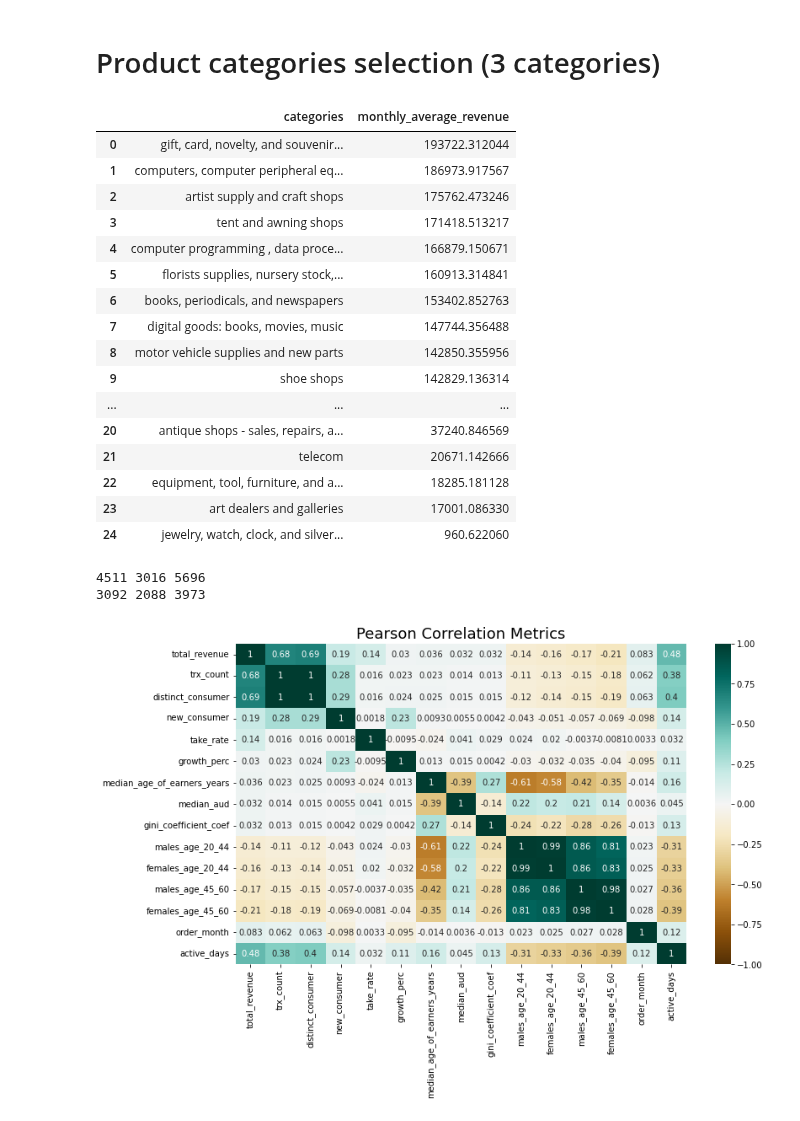
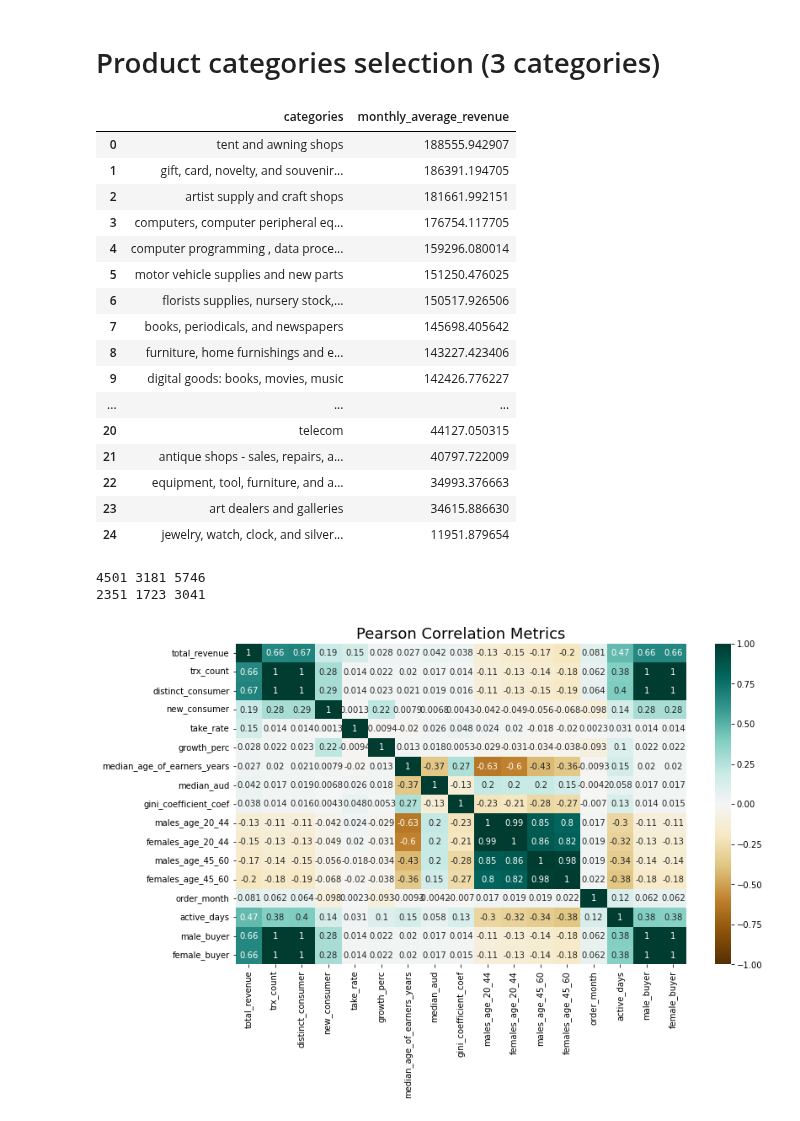
Before and after one commit to MAST30034-Applied-Data-Science/generic-buy-now-pay-later-project-group-11, a Jupyter notebook: notebooks/feature_engineering.ipynb, the cells around one changed output. Saved outputs shown, nothing was run; the diff lists cells and outputs as text; code cells hidden in the pictures.

Commit message:
added few gender as feature

```diff
--- a/notebooks/feature_engineering.ipynb
+++ b/notebooks/feature_engineering.ipynb
@@ -169,3 +176,29 @@ income_sdf = spark.createDataFrame(income[cols])
+# %%
+df_trx_sa2 = df_trx_sa2.withColumn(
+                                    'is_male_buyer',
+                                    F.when(
+                                        (F.col('gender') == 'Male'), 1
+                                    ).otherwise(0)
+                                  )
+df_trx_sa2 = df_trx_sa2.withColumn(
+                                    'is_female_buyer',
+                                    F.when(
+                                        (F.col('gender') == 'Female'), 1
+                                    ).otherwise(0)
+                                  )
+
+df_trx_sa2_test = df_trx_sa2_test.withColumn(
+                                    'is_male_buyer',
+                                    F.when(
+                                        (F.col('gender') == 'Male'), 1
+                                    ).otherwise(0)
+                                  )
+df_trx_sa2_test = df_trx_sa2_test.withColumn(
+                                    'is_female_buyer',
+                                    F.when(
+                                        (F.col('gender') == 'Female'), 1
+                                    ).otherwise(0)
+                                  )
 # %% [markdown]
 # Feature Engineering
 # %%
@@ -233,8 +266,7 @@ def get_cat_merchant_data(product_category, trx_data):
 
     ## Aggregate BNPL internal data
     # transaction frequency, # active days, # unique consumer, # new consumer
-    # take rate, revenue (label), # possible merchant fraud trx,
-    # # possible consumer fraud trx
+    # take rate, # female buyer, # male buyer, revenue (label)
     sdf = (df_cat.groupby(['merchant_abn', 'merchant_sa2', 'order_year_month',
                            'order_month'])
                  .agg(count('order_id'),
@@ -242,9 +274,9 @@ def get_cat_merchant_data(product_category, trx_data):
                       countDistinct('consumer_id'),
                       sum('is_consumer_first_trx'),
                       avg('take_rate'),
+                      sum('is_male_buyer'),
+                      sum('is_female_buyer'),
                       sum('revenue'))
-                      # sum('cons_possible_fraud'),
-                      # sum('merc_possible_fraud'))
                  .withColumnRenamed("count(order_id)", 'trx_count')
                  .withColumnRenamed("count(order_datetime)",
                                     'active_days')
@@ -254,12 +286,12 @@ def get_cat_merchant_data(product_category, trx_data):
                                     'new_consumer')
                  .withColumnRenamed("avg(take_rate)",
                                     'take_rate')
+                 .withColumnRenamed("sum(is_male_buyer)",
+                                    'male_buyer')
+                 .withColumnRenamed("sum(is_female_buyer)",
+                                    'female_buyer')
                  .withColumnRenamed("sum(revenue)",
                                     'total_revenue'))
-                 # .withColumnRenamed("sum(cons_possible_fraud)",
-                 #                    'n_trx_cons_possible_fraud')
-                 # .withColumnRenamed("sum(merc_possible_fraud)",
-                 #                    'n_trx_merc_possible_fraud'))
 
 
     # calculate the average monthly growth
@@ -320,22 +352,22 @@ df_pc_selection = pc_selection.toPandas()
 df_pc_selection.sort_values(by='monthly_average_revenue', ascending=False)
 # %% [output]
 |  | categories | monthly_average_revenue |
-| 0 | gift, card, novelty, and souvenir... | 193722.312044 |
-| 1 | computers, computer peripheral eq... | 186973.917567 |
-| 2 | artist supply and craft shops | 175762.473246 |
-| 3 | tent and awning shops | 171418.513217 |
-| 4 | computer programming , data proce... | 166879.150671 |
-| 5 | florists supplies, nursery stock,... | 160913.314841 |
-| 6 | books, periodicals, and newspapers | 153402.852763 |
-| 7 | digital goods: books, movies, music | 147744.356488 |
-| 8 | motor vehicle supplies and new parts | 142850.355956 |
-| 9 | shoe shops | 142829.136314 |
+| 0 | tent and awning shops | 188555.942907 |
+| 1 | gift, card, novelty, and souvenir... | 186391.194705 |
+| 2 | artist supply and craft shops | 181661.992151 |
+| 3 | computers, computer peripheral eq... | 176754.117705 |
+| 4 | computer programming , data proce... | 159296.080014 |
+| 5 | motor vehicle supplies and new parts | 151250.476025 |
+| 6 | florists supplies, nursery stock,... | 150517.926506 |
+| 7 | books, periodicals, and newspapers | 145698.405642 |
+| 8 | furniture, home furnishings and e... | 143227.423406 |
+| 9 | digital goods: books, movies, music | 142426.776227 |
 | ... | ... | ... |
-| 20 | antique shops - sales, repairs, a... | 37240.846569 |
-| 21 | telecom | 20671.142666 |
-| 22 | equipment, tool, furniture, and a... | 18285.181128 |
-| 23 | art dealers and galleries | 17001.086330 |
-| 24 | jewelry, watch, clock, and silver... | 960.622060 |
+| 20 | telecom | 44127.050315 |
+| 21 | antique shops - sales, repairs, a... | 40797.722009 |
+| 22 | equipment, tool, furniture, and a... | 34993.376663 |
+| 23 | art dealers and galleries | 34615.886630 |
+| 24 | jewelry, watch, clock, and silver... | 11951.879654 |
 # %%
 technology = ['computers, computer peripheral equipment, and software',
               'computer programming , data processing, and integrated systems design services']
@@ -366,5 +398,5 @@ hobby_df_test = hobby_sdf_test.toPandas()
 print(len(tech_df), len(furniture_df), len(hobby_df))
 print(len(tech_df_test), len(furniture_df_test), len(hobby_df_test))
 # %% [output]
-4511 3016 5696
-3092 2088 3973
+4501 3181 5746
+2351 1723 3041
@@ -373,17 +403,18 @@ all_df = pd.concat([tech_df,furniture_df,hobby_df],axis=0)
 # %%
+all_df = pd.concat([tech_df,furniture_df,hobby_df],axis=0)
 fields = ['total_revenue', 'trx_count', 'distinct_consumer', 'new_consumer',
           'take_rate', 'growth_perc', 'median_age_of_earners_years',
           'median_aud', 'gini_coefficient_coef', 'males_age_20_44',
           'females_age_20_44', 'males_age_45_60', 'females_age_45_60',
-          'order_month', 'active_days']
+          'order_month', 'active_days', 'male_buyer', 'female_buyer']
 plt.figure(figsize=(12,7))
 sns.heatmap(all_df[fields].corr(method='pearson'),
             vmin=-1, vmax=1, annot=True, cmap='BrBG')
 
 plt.title('Pearson Correlation Metrics', fontsize=18)
 plt.show()
 # %% [output]
-[figure, old version]
+[figure, new version]
 # %%
 def fill_na_w_mean(df):
     '''
```
Also changed, not shown: parts of 8 cells of this notebook.
